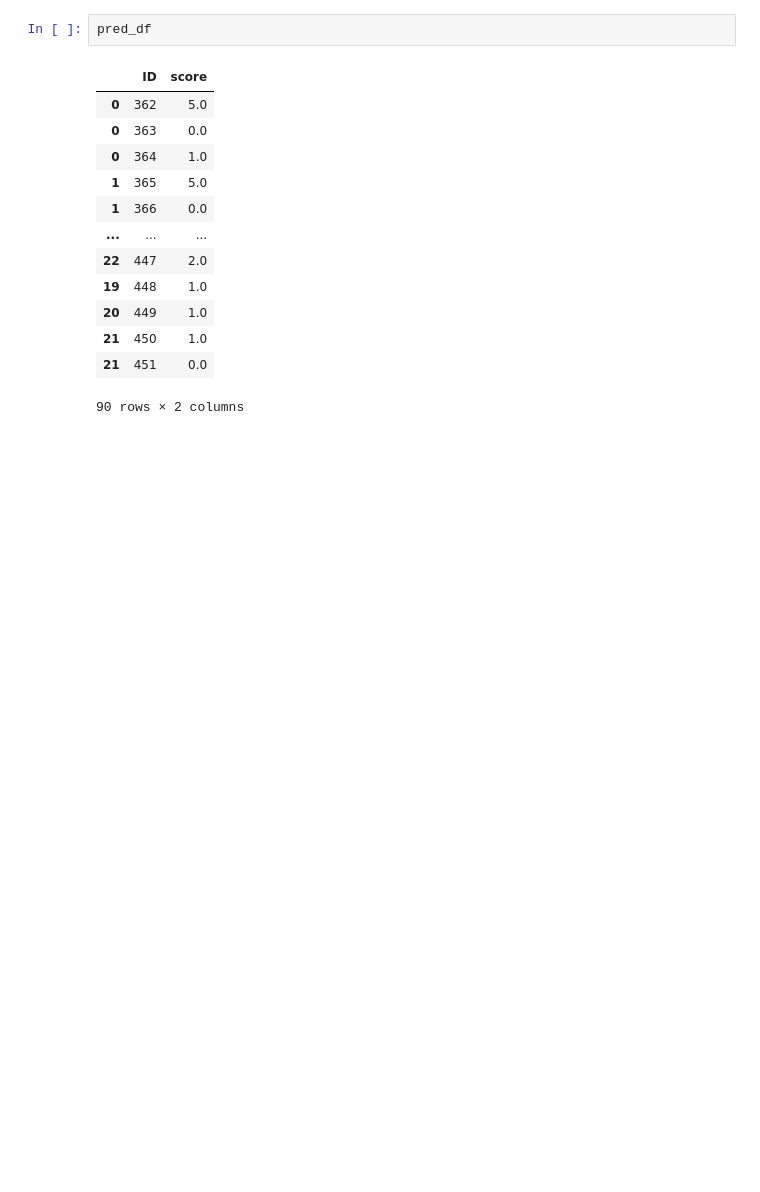
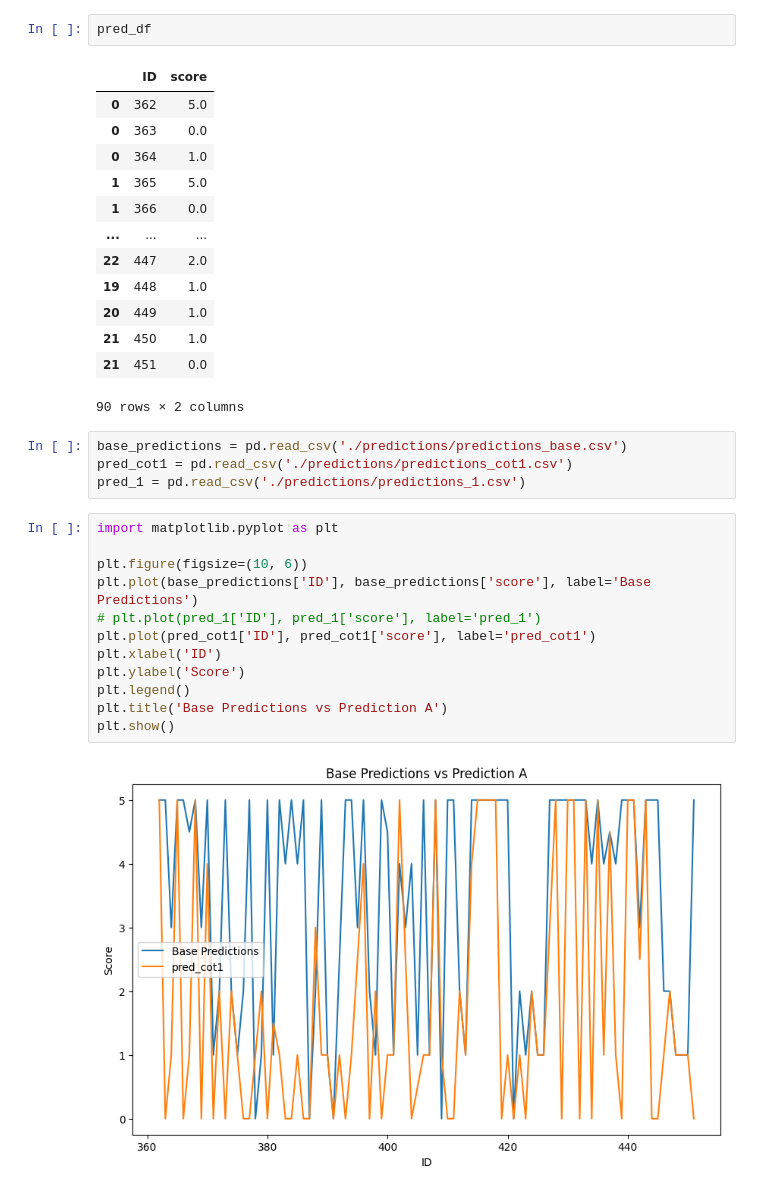
Before and after one commit to bookpanda/2110572-NLP-SYS, a Jupyter notebook: codes/midterm/midterm_prompt.ipynb, the cells around one changed output. Saved outputs shown, nothing was run; the diff lists cells and outputs as text; blank space fills up the shorter version.

```diff
--- a/codes/midterm/midterm_prompt.ipynb
+++ b/codes/midterm/midterm_prompt.ipynb
@@ -189,3 +221,21 @@ pred_df
 | 21 | 450 | 1.0 |
 | 21 | 451 | 0.0 |
 90 rows × 2 columns
+# %%
+base_predictions = pd.read_csv('./predictions/predictions_base.csv')
+pred_cot1 = pd.read_csv('./predictions/predictions_cot1.csv')
+pred_1 = pd.read_csv('./predictions/predictions_1.csv')
+# %%
+import matplotlib.pyplot as plt
+
+plt.figure(figsize=(10, 6))
+plt.plot(base_predictions['ID'], base_predictions['score'], label='Base Predictions')
+# plt.plot(pred_1['ID'], pred_1['score'], label='pred_1')
+plt.plot(pred_cot1['ID'], pred_cot1['score'], label='pred_cot1')
+plt.xlabel('ID')
+plt.ylabel('Score')
+plt.legend()
+plt.title('Base Predictions vs Prediction A')
+plt.show()
+# %% [output]
+[figure, added]
```
Also changed, not shown: parts of 6 cells of this notebook, 1 other file.
